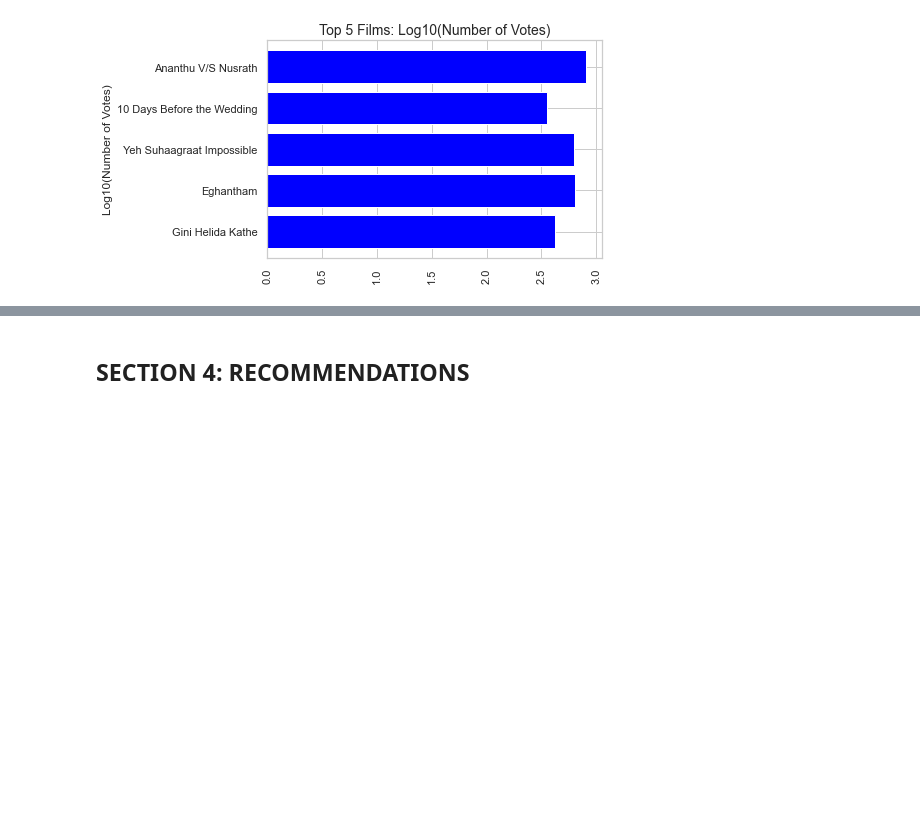
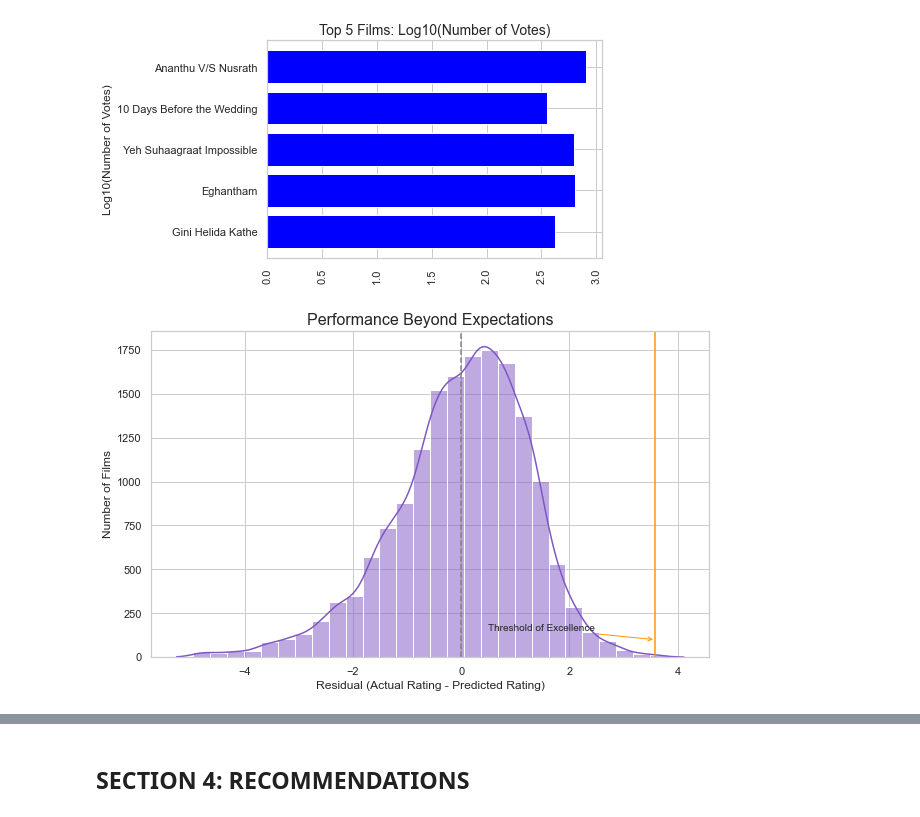
Before and after one commit to KweyuV/dsc-phase-2-project-group4, a Jupyter notebook: workbook_1.ipynb, the cells around one changed output, grey strips where cells are left out. Saved outputs shown, nothing was run; the diff lists cells and outputs as text; code cells hidden in the pictures; blank space fills up the shorter version.

Commit message:
Residual analysis and create comparison plot

```diff
--- a/workbook_1.ipynb
+++ b/workbook_1.ipynb
@@ -513,3 +511,23 @@ plt.xticks(rotation=90)
 plt.show();
 # %% [output]
 [figure]
+# %%
+# Residual analysis: Measuring overachievement
+plt.figure(figsize=(10, 6))
+residual_hist = sns.histplot(established_films['residual'], bins=30, kde=True, color='#7e57c2')
+
+# Highlighting exceptional films
+residual_hist.axvline(0, color='gray', linestyle='--')
+residual_hist.axvline(top_contenders.residual.min(), color='#ff9800', linestyle='-')
+plt.annotate('Threshold of Excellence',
+             (top_contenders.residual.min(), 100),
+             xytext=(0.5, 150),
+             arrowprops=dict(arrowstyle='->', color='#ff9800'),
+             fontsize=10)
+
+plt.title('Performance Beyond Expectations', fontsize=16)
+plt.xlabel('Residual (Actual Rating - Predicted Rating)', fontsize=12)
+plt.ylabel('Number of Films', fontsize=12)
+plt.show();
+# %% [output]
+[figure, added]
```
Also changed, not shown: parts of 3 cells of this notebook.
